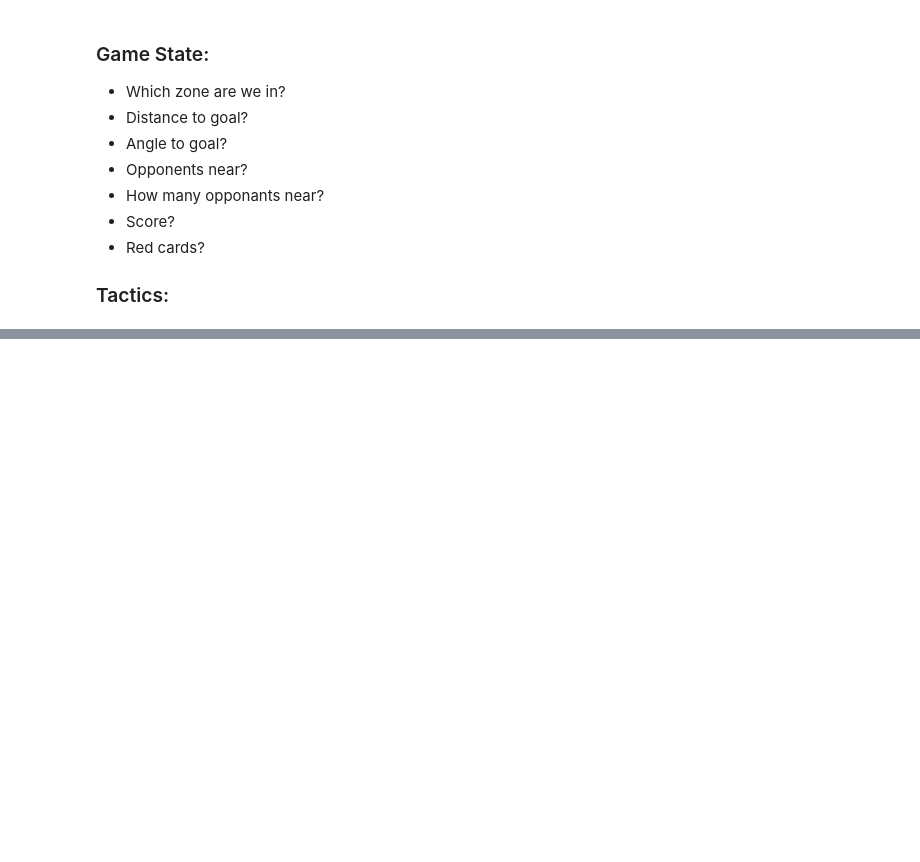
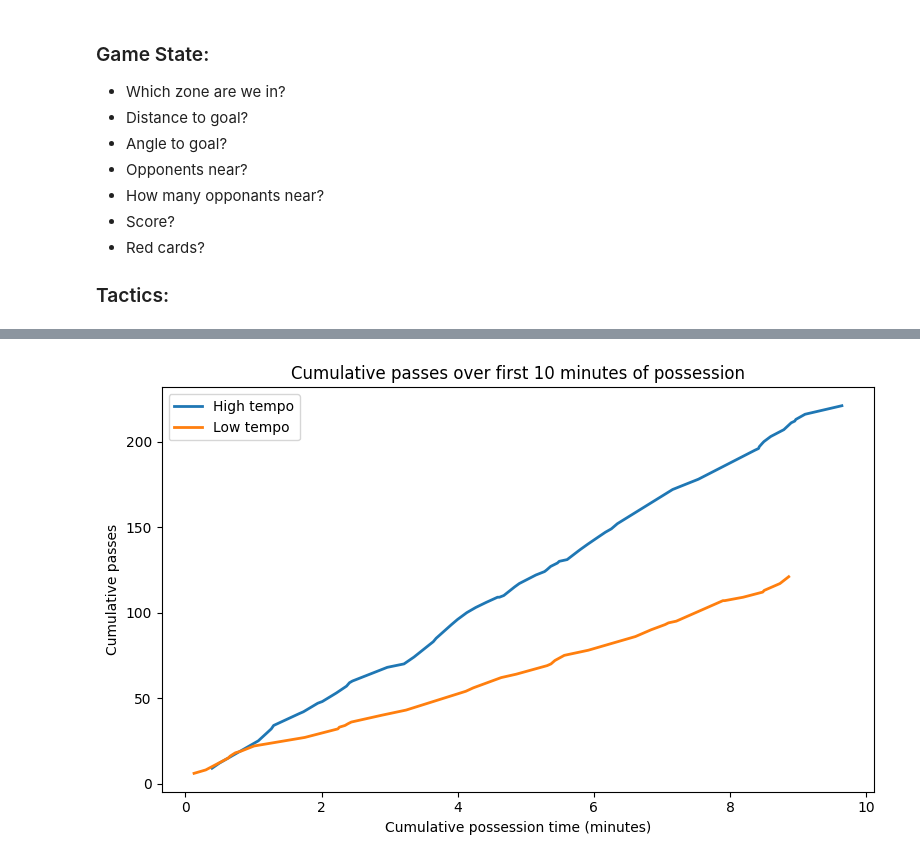
Before and after one commit to Stefan-coder1/Exjobb, a Jupyter notebook: feature_engineer.ipynb, the cells around one changed output, grey strips where cells are left out. Saved outputs shown, nothing was run; the diff lists cells and outputs as text; code cells hidden in the pictures; blank space fills up the shorter version.

```diff
--- a/feature_engineer.ipynb
+++ b/feature_engineer.ipynb
@@ -168,0 +373,15 @@ KeyError: 'match_id'
+# %%
+x_hi, y_hi = build_curve_fixed(df, most_tempo["match_id"], most_tempo["team_id"], max_poss_minutes=10.0)
+x_lo, y_lo = build_curve_fixed(df, least_tempo["match_id"], least_tempo["team_id"], max_poss_minutes=10.0)
+
+plt.figure(figsize=(8, 5))
+plt.plot(x_hi / 60, y_hi, lw=2, label="High tempo")
+plt.plot(x_lo / 60, y_lo, lw=2, label="Low tempo")
+plt.xlabel("Cumulative possession time (minutes)")
+plt.ylabel("Cumulative passes")
+plt.title("Cumulative passes over first 10 minutes of possession")
+plt.legend()
+plt.tight_layout()
+plt.show()
+# %% [output]
+[figure, added]
```
Also changed, not shown: parts of 7 cells of this notebook, 5 other files.
